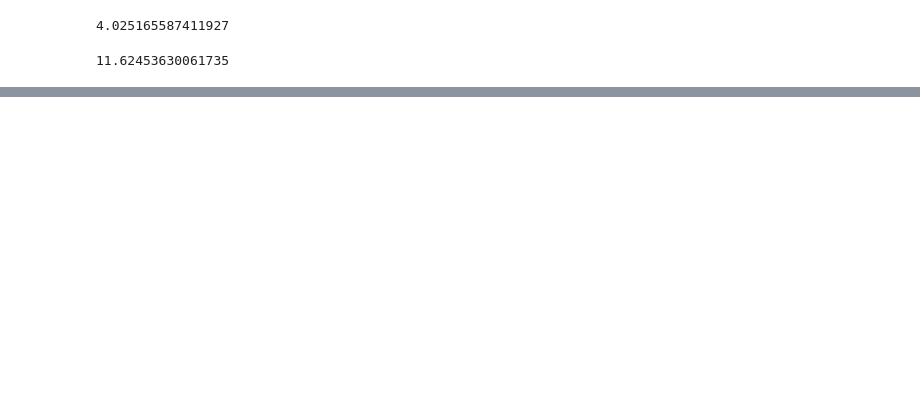
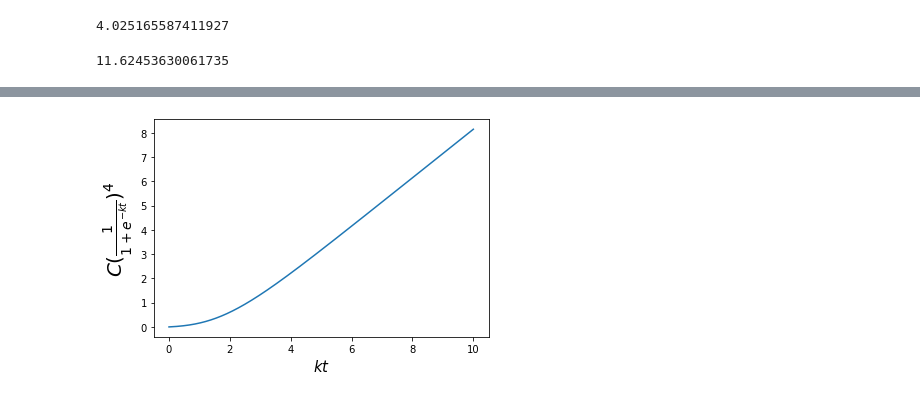
Before and after one commit to sbhusal123/scientific-programming, a Jupyter notebook: Numpy_Series.ipynb, the cells around one changed output, grey strips where cells are left out. Drawn from its saved outputs; the diff is of its cells as text; code cells hidden in the pictures; blank space fills up the shorter version.

```diff
--- a/Numpy_Series.ipynb
+++ b/Numpy_Series.ipynb
@@ -305,0 +341,12 @@ length
+# %%
+# Considering valaue of constant C = 1, t = [0, 10]
+C = 1
+kt = np.linspace(0, 10, 10000)
+eqi_left = C * (1/(1+np.exp(-kt)))**4
+E = np.cumsum(eqi_left)*(kt[1]-kt[0])
+plt.plot(kt, E)
+plt.xlabel(r'$kt$', fontsize=15)
+plt.ylabel(r'${C} (\frac{1}{1+{e}^{-kt}})^4$', fontsize=20)
+plt.show()
+# %% [output]
+[figure, added]
```
Also changed, not shown: parts of 9 cells of this notebook.
